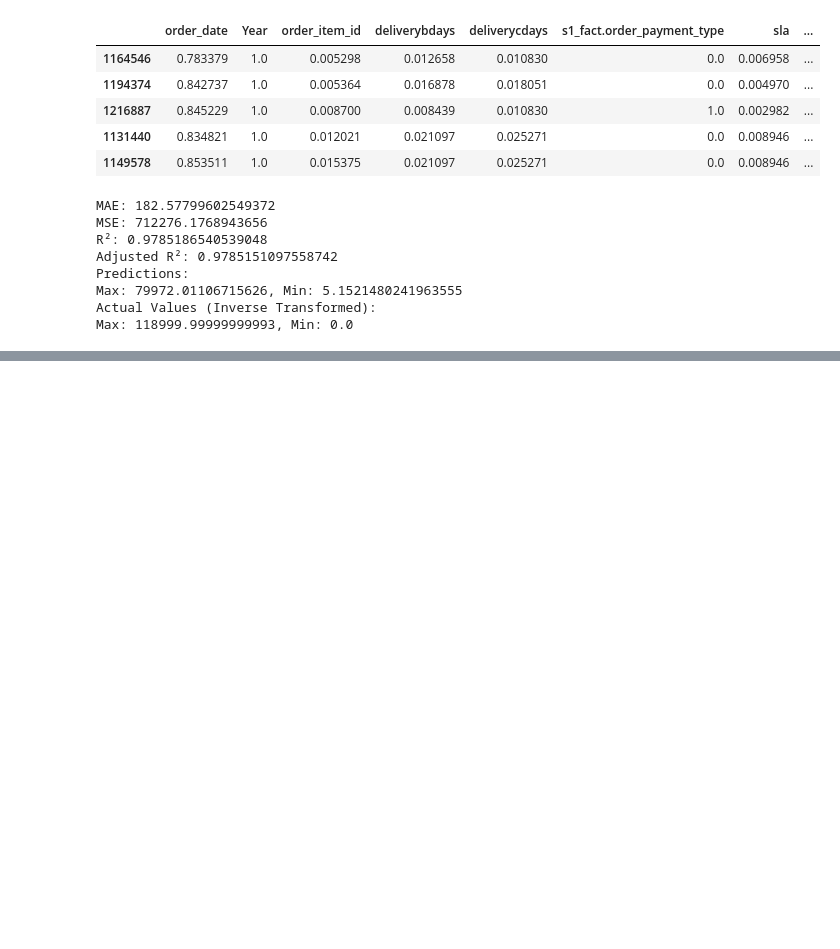
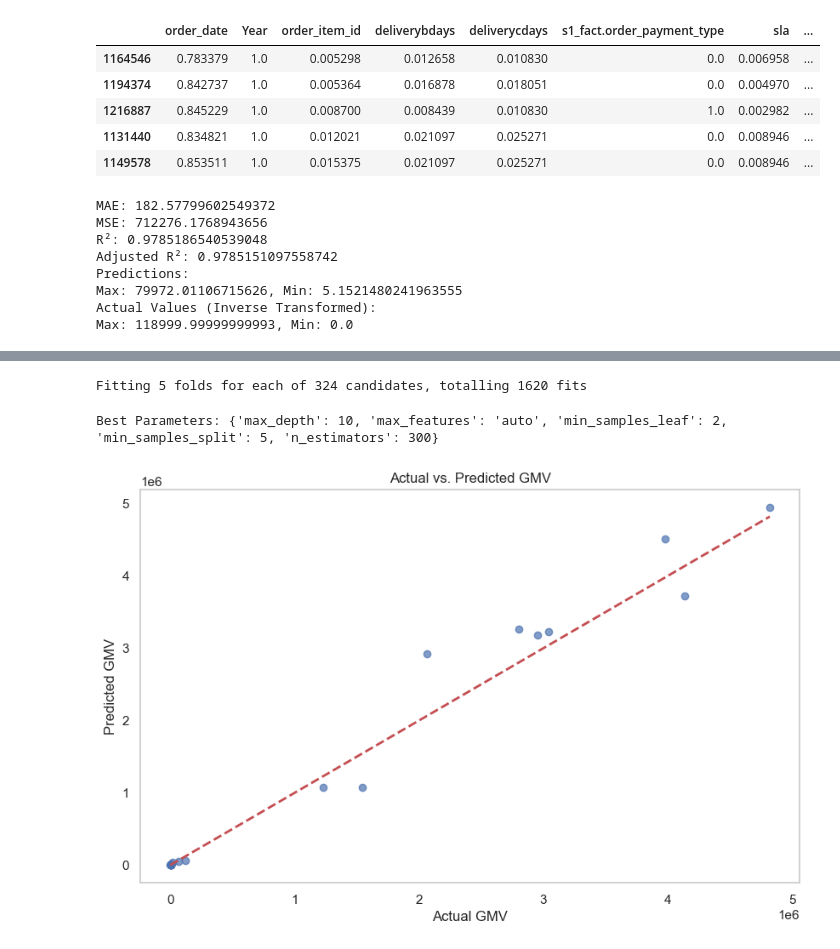
Before and after one commit to sanjayravichander/E-Commerce-Analysis-of-GMV, a Jupyter notebook: research.ipynb, the cells around one changed output, grey strips where cells are left out. Drawn from its saved outputs; the diff is of its cells as text; code cells hidden in the pictures; blank space fills up the shorter version.

```diff
--- a/research.ipynb
+++ b/research.ipynb
@@ -1068,0 +1230,3 @@ ce_df.shape
+# %%
+# Split the data into training and testing sets
+X_train, X_test, y_train, y_test = train_test_split(X, y, test_size=0.2, random_state=42)
@@ -1068,0 +1378,45 @@ ce_df.shape
+# %%
+from sklearn.model_selection import GridSearchCV
+
+# Define the parameter grid
+param_grid = {
+    'n_estimators': [100, 200, 300],
+    'max_features': ['auto', 'sqrt', 'log2'],
+    'max_depth': [None, 10, 20, 30],
+    'min_samples_split': [2, 5, 10],
+    'min_samples_leaf': [1, 2, 4]
+}
+
+# Initialize the GridSearchCV
+grid_search = GridSearchCV(estimator=model_ran, param_grid=param_grid,
+                           scoring='neg_mean_absolute_error',
+                           cv=5, n_jobs=-1, verbose=2)
+
+# Fit the grid search to the data
+grid_search.fit(X_train, y_train)
+
+# Get the best parameters
+best_params = grid_search.best_params_
+best_model = grid_search.best_estimator_
+
+print("Best Parameters:", best_params)
+# %% [output]
+Fitting 5 folds for each of 324 candidates, totalling 1620 fits
+Best Parameters: {'max_depth': 10, 'max_features': 'auto', 'min_samples_leaf': 2, 'min_samples_split': 5, 'n_estimators': 300}
+# %%
+import matplotlib.pyplot as plt
+
+# Predict using the best model
+y_pred = best_model.predict(X_test)
+
+# Plotting actual vs predicted values
+plt.figure(figsize=(10, 6))
+plt.scatter(y_test, y_pred, alpha=0.7)
+plt.plot([y_test.min(), y_test.max()], [y_test.min(), y_test.max()], 'r--', lw=2)
+plt.title('Actual vs. Predicted GMV')
+plt.xlabel('Actual GMV')
+plt.ylabel('Predicted GMV')
+plt.grid()
+plt.show()
+# %% [output]
+[figure, added]
```
Also changed, not shown: parts of 37 cells of this notebook.
